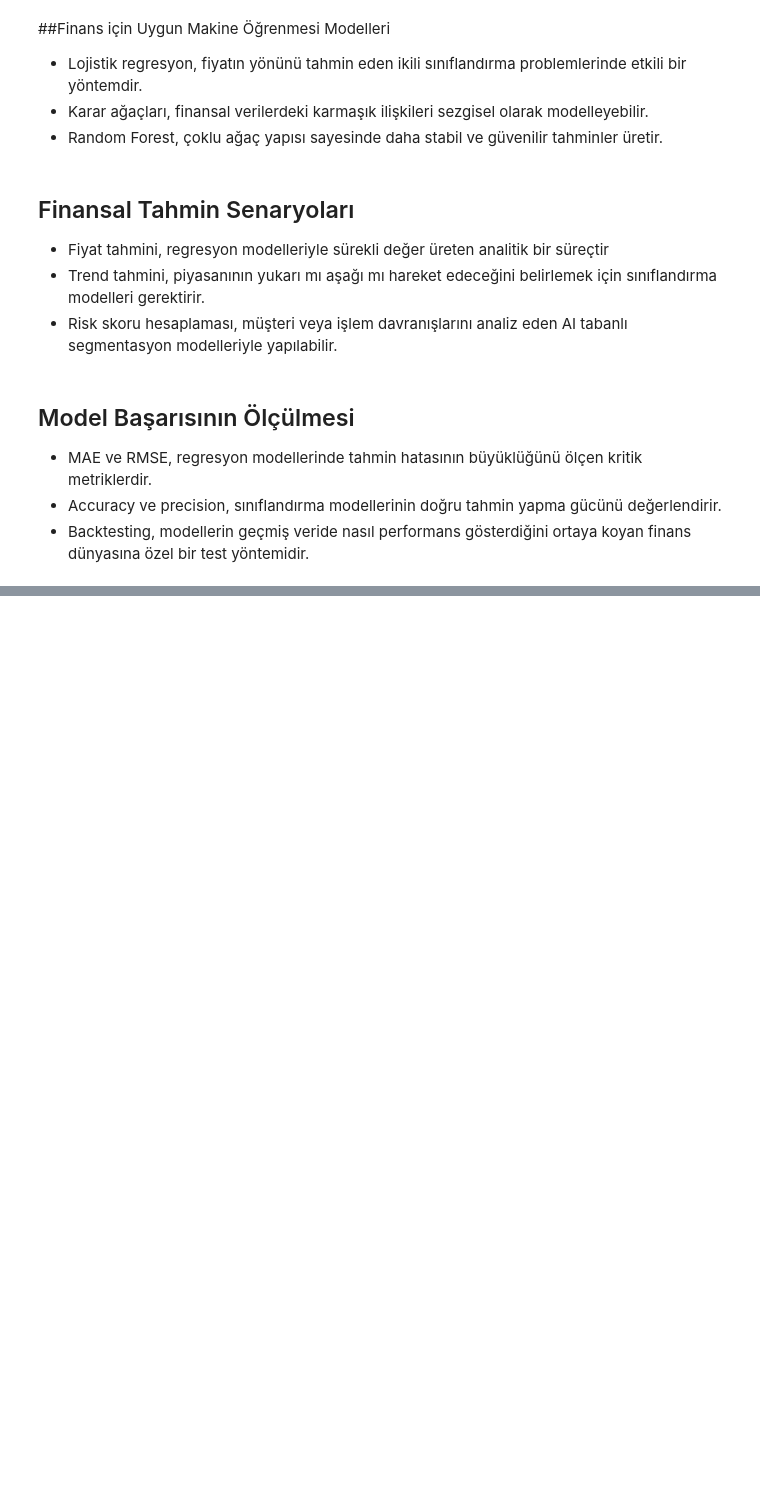
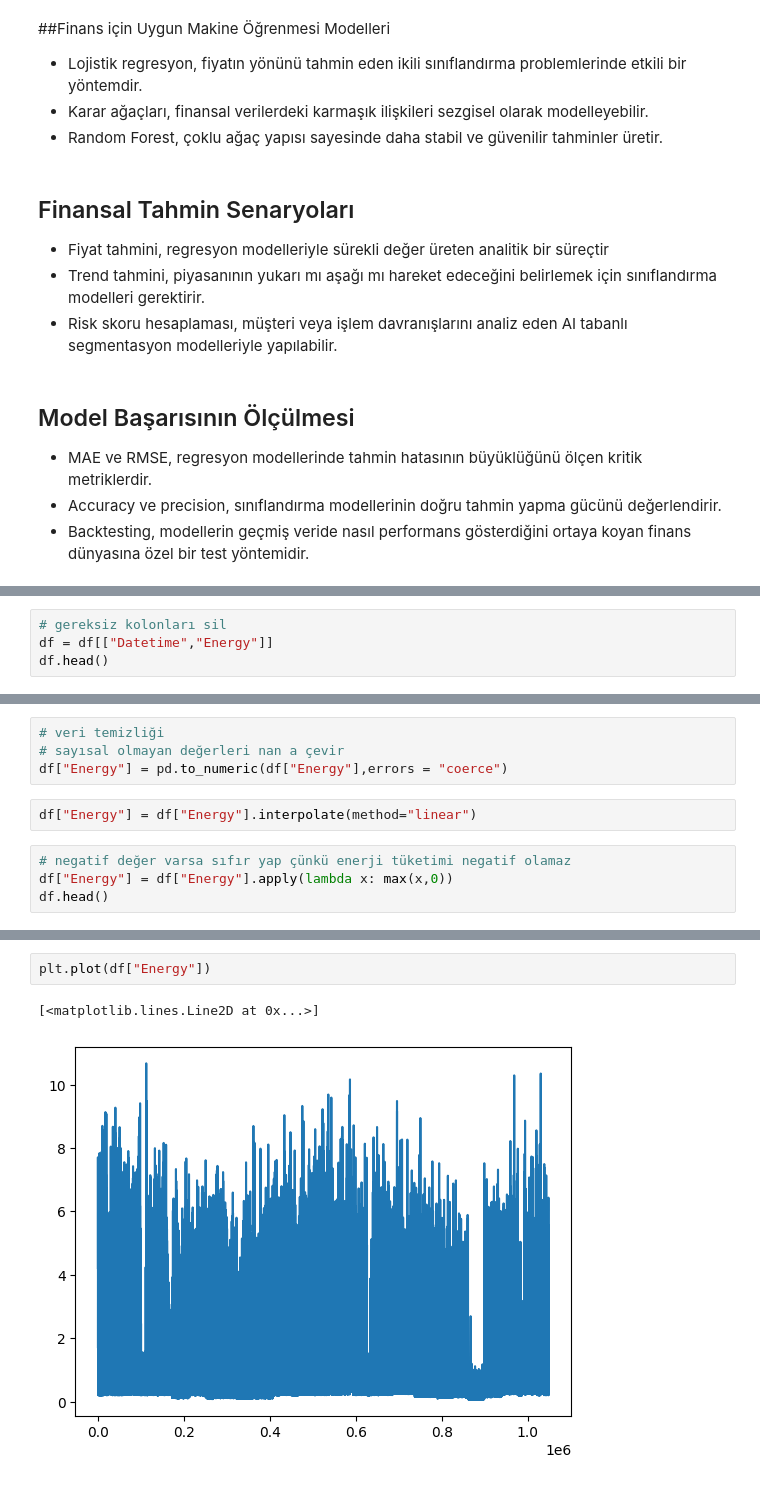
Before and after one commit to ArsenLupen53/GYZU-BTK-codespace, a Jupyter notebook: finansta_yz/finansta_yz.ipynb, the cells around one changed output, grey strips where cells are left out. Drawn from its saved outputs; the diff is of its cells as text; blank space fills up the shorter version.

Commit message:
enerji tüketimi veri seti yükleme

```diff
--- a/finansta_yz/finansta_yz.ipynb
+++ b/finansta_yz/finansta_yz.ipynb
@@ -17,0 +99,4 @@
+# %%
+# gereksiz kolonları sil
+df = df[["Datetime","Energy"]]
+df.head()
@@ -17,0 +110,10 @@
+# %%
+# veri temizliği
+# sayısal olmayan değerleri nan a çevir
+df["Energy"] = pd.to_numeric(df["Energy"],errors = "coerce")
+# %%
+df["Energy"] = df["Energy"].interpolate(method="linear")
+# %%
+# negatif değer varsa sıfır yap çünkü enerji tüketimi negatif olamaz
+df["Energy"] = df["Energy"].apply(lambda x: max(x,0))
+df.head()
@@ -17,0 +127,5 @@
+# %%
+plt.plot(df["Energy"])
+# %% [output]
+[<matplotlib.lines.Line2D at 0x...>]
+[figure, added]
```
Also changed, not shown: parts of 14 cells of this notebook.
